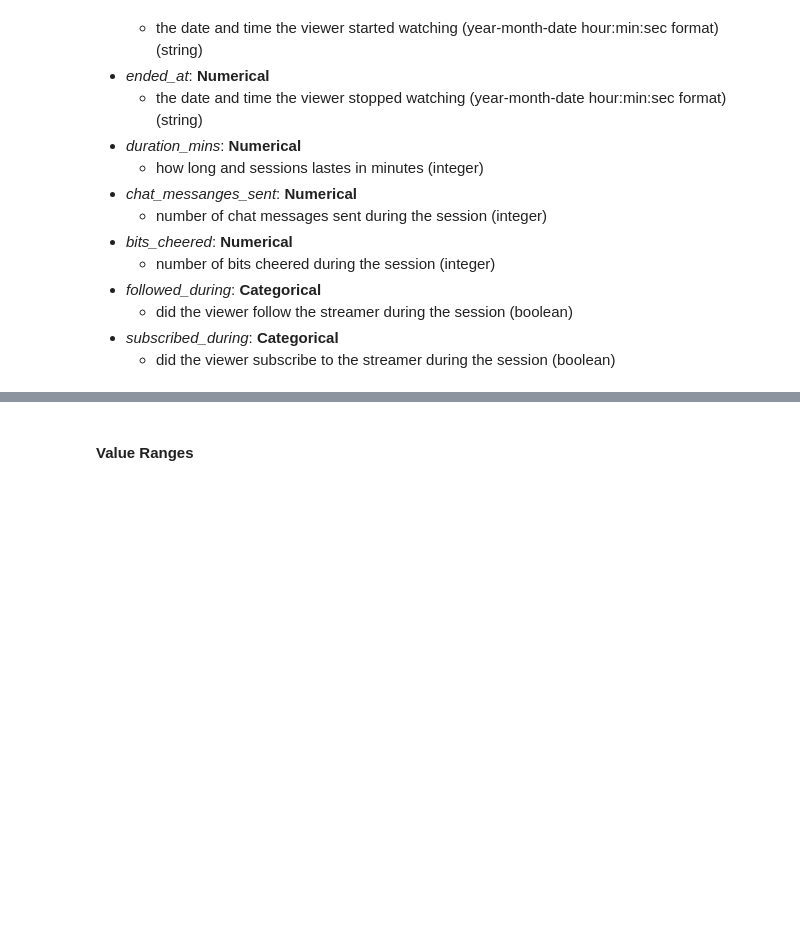
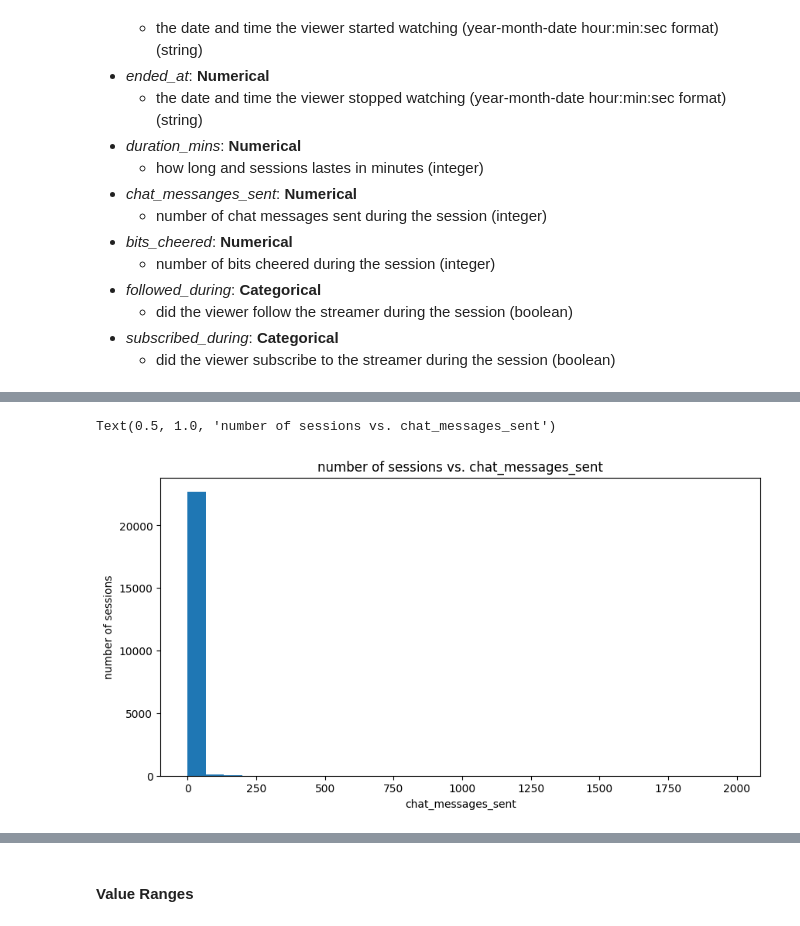
Before and after one commit to ChristianSantos2671/Santos_Christian_A01, a Jupyter notebook: iat461_a1_cs.ipynb, the cells around one changed output, grey strips where cells are left out. Cells and saved outputs as stored; diff of their text form; code cells hidden in the pictures; blank space fills up the shorter version.

```diff
--- a/iat461_a1_cs.ipynb
+++ b/iat461_a1_cs.ipynb
@@ -61,0 +73,9 @@ df_sessions.head()
+# %%
+plt.figure(figsize=(10, 5))
+plt.hist(df_sessions["chat_messages_sent"], bins=30)
+plt.xlabel("chat_messages_sent")
+plt.ylabel("number of sessions")
+plt.title("number of sessions vs. chat_messages_sent")
+# %% [output]
+Text(0.5, 1.0, 'number of sessions vs. chat_messages_sent')
+[figure, added]
```
Also changed, not shown: parts of 12 cells of this notebook.
